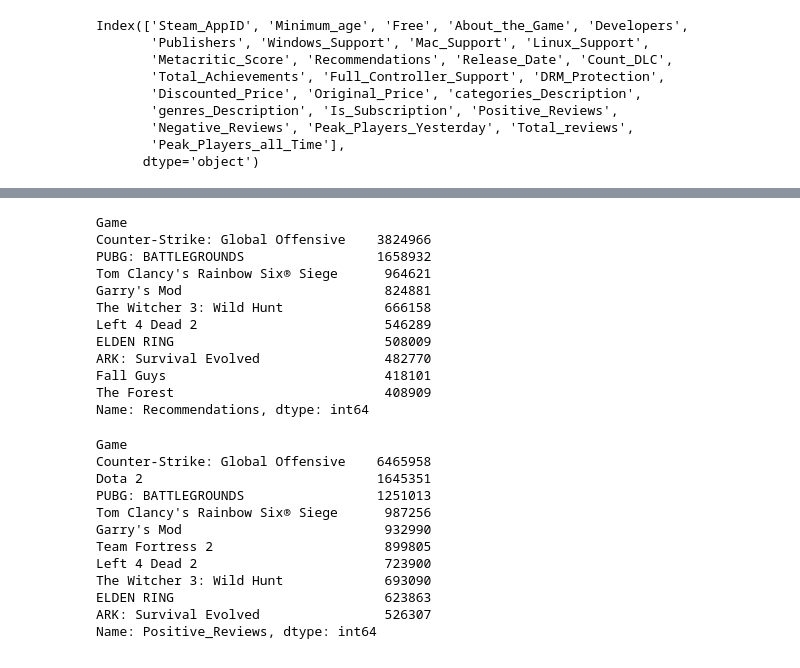
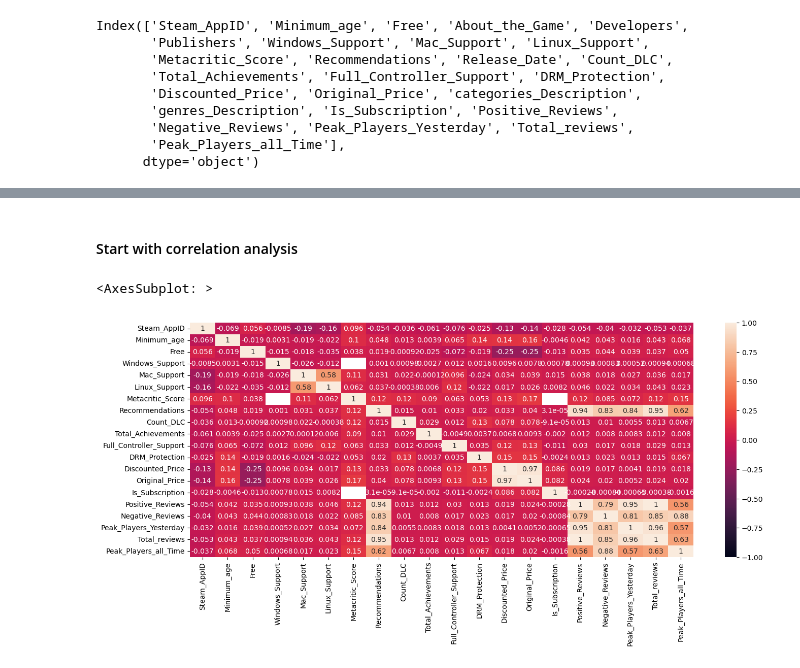
Before and after one commit to marxio09dio/Steam-Games, a Jupyter notebook: 04_data_exploration.ipynb, the cells around one changed output, grey strips where cells are left out. Saved outputs shown, nothing was run; the diff lists cells and outputs as text; code cells hidden in the pictures.

```diff
--- a/04_data_exploration.ipynb
+++ b/04_data_exploration.ipynb
@@ -61,30 +38,9 @@ Name: Metacritic_Score, dtype: float64
-# %%
-top10_recommendations
-# %% [output]
-Game
-Counter-Strike: Global Offensive    3824966
-PUBG: BATTLEGROUNDS                 1658932
-Tom Clancy's Rainbow Six® Siege      964621
-Garry's Mod                          824881
-The Witcher 3: Wild Hunt             666158
-Left 4 Dead 2                        546289
-ELDEN RING                           508009
-ARK: Survival Evolved                482770
-Fall Guys                            418101
-The Forest                           408909
-Name: Recommendations, dtype: int64
-# %%
-top10_positive_reviews
-# %% [output]
-Game
-Counter-Strike: Global Offensive    6465958
-Dota 2                              1645351
-PUBG: BATTLEGROUNDS                 1251013
-Tom Clancy's Rainbow Six® Siege      987256
-Garry's Mod                          932990
-Team Fortress 2                      899805
-Left 4 Dead 2                        723900
-The Witcher 3: Wild Hunt             693090
-ELDEN RING                           623863
-ARK: Survival Evolved                526307
-Name: Positive_Reviews, dtype: int64
+# %% [markdown]
+#### Start with correlation analysis
+# %%
+# Increase the size of the heatmap.
+plt.figure(figsize=(16, 6))
+sns.heatmap(df_steam.corr(), vmin=-1, vmax=1, annot=True)
+# %% [output]
+<AxesSubplot: >
+[figure, added]
```
Also changed, not shown: parts of 6 cells of this notebook.
